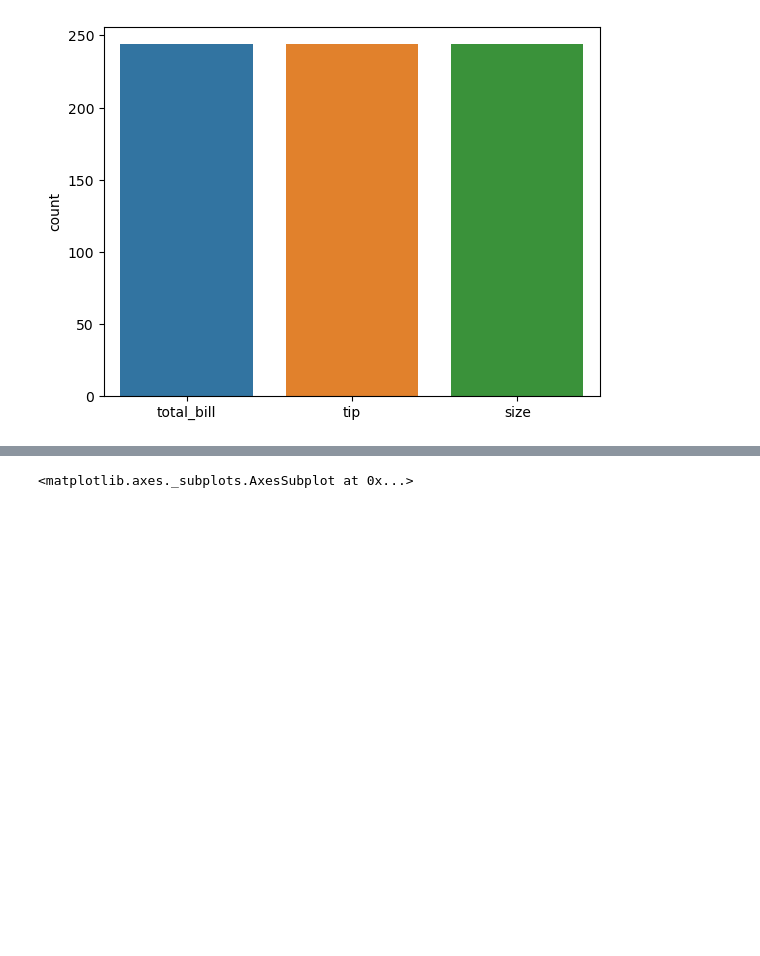
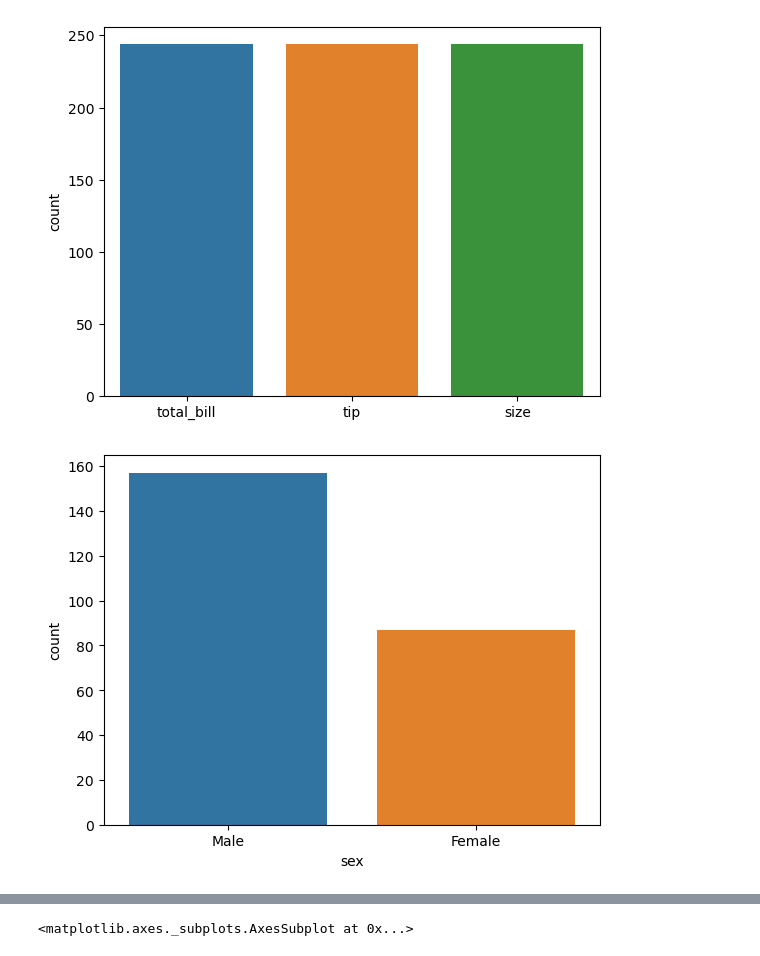
Before and after one commit to samdx/Hands-On-Foundational-Data-Science-Bootcamp, a Jupyter notebook: Day2/Data_Viz.ipynb, the cells around one changed output, grey strips where cells are left out. Drawn from its saved outputs; the diff is of its cells as text; code cells hidden in the pictures; blank space fills up the shorter version.

```diff
--- a/Day2/Data_Viz.ipynb
+++ b/Day2/Data_Viz.ipynb
@@ -140,4 +140,9 @@ Seaborn also helps us in doing the analysis on Categorical Data points. In this
 sns.countplot(data=df);
 # %% [output]
 [figure]
+# %%
+sns.countplot(x='sex',
+              data=df);
+# %% [output]
+[figure, added]
 # %%
```
Also changed, not shown: parts of 2 cells of this notebook.
